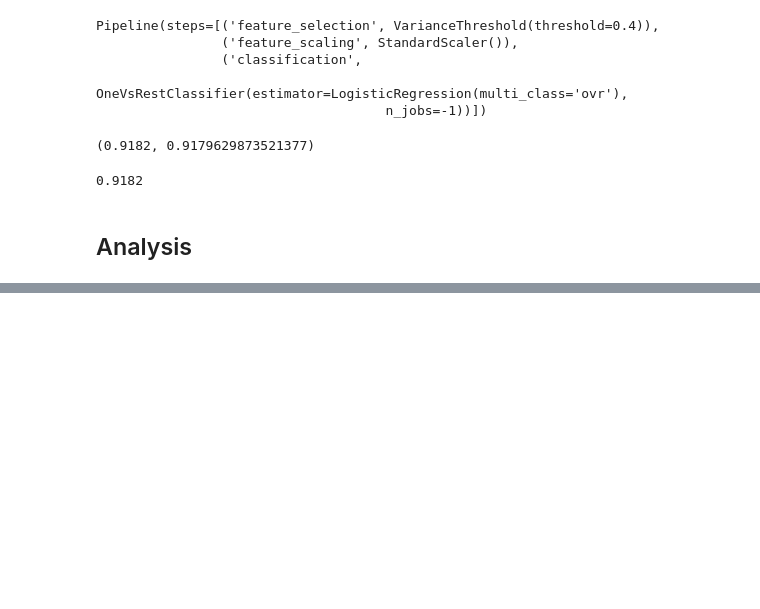
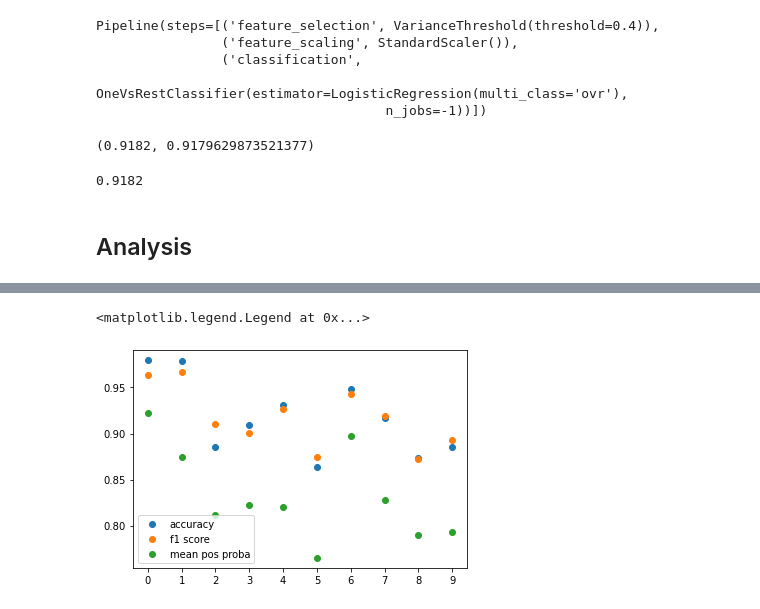
Before and after one commit to philj0st/MNIST-Digit-Classification, a Jupyter notebook: MNIST-Digits.ipynb, the cells around one changed output, grey strips where cells are left out. Cells and saved outputs as stored; diff of their text form; code cells hidden in the pictures; blank space fills up the shorter version.

```diff
--- a/MNIST-Digits.ipynb
+++ b/MNIST-Digits.ipynb
@@ -334,3 +336,12 @@ df
+# %%
+plt.scatter(digits,accs,label='accuracy')
+plt.scatter(digits,f1s,label='f1 score')
+plt.scatter(digits,mean_pos,label='mean pos proba')
+plt.xticks(digits)
+plt.legend(loc='best')
+# %% [output]
+<matplotlib.legend.Legend at 0x...>
+[figure, added]
 # %%
 # conda activate notebooks
 # %%
```
Also changed, not shown: parts of 2 cells of this notebook.
